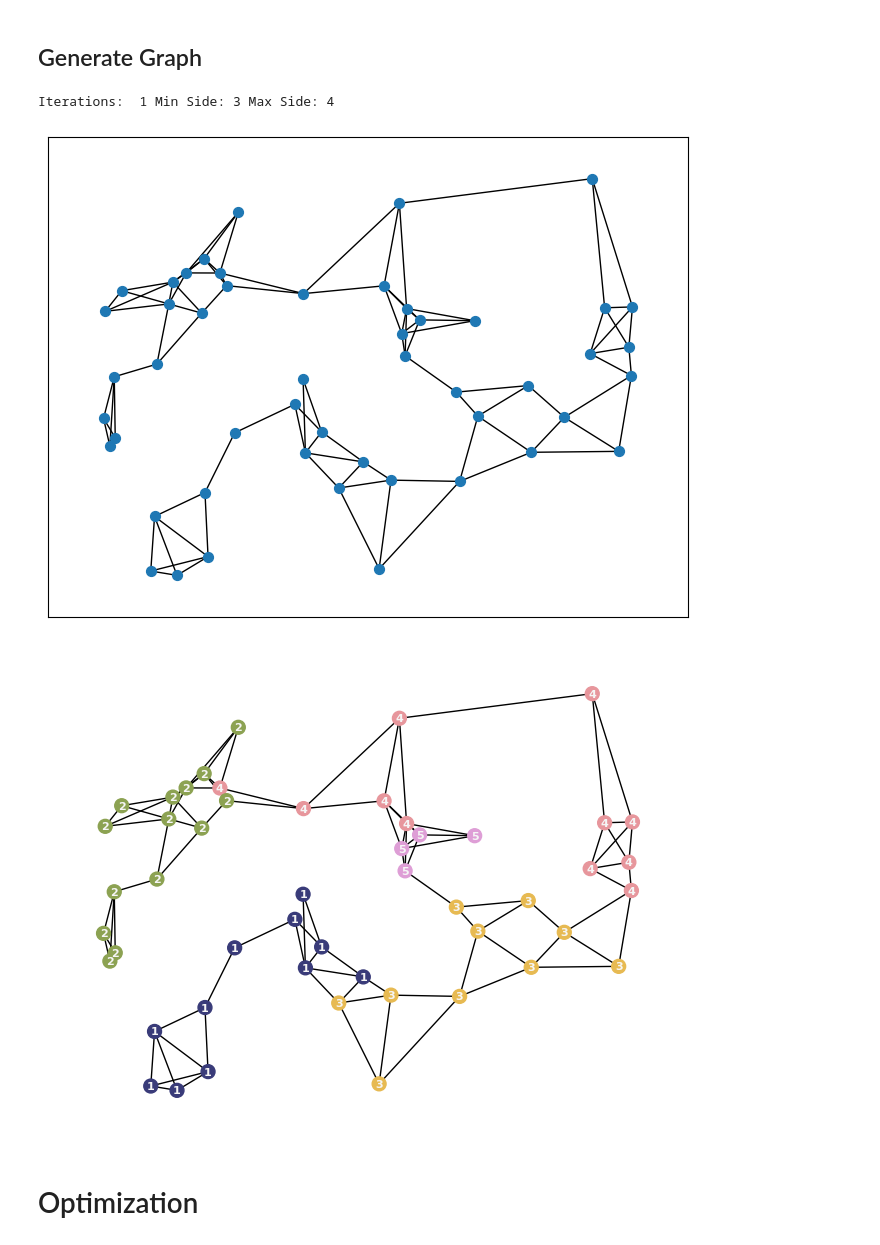
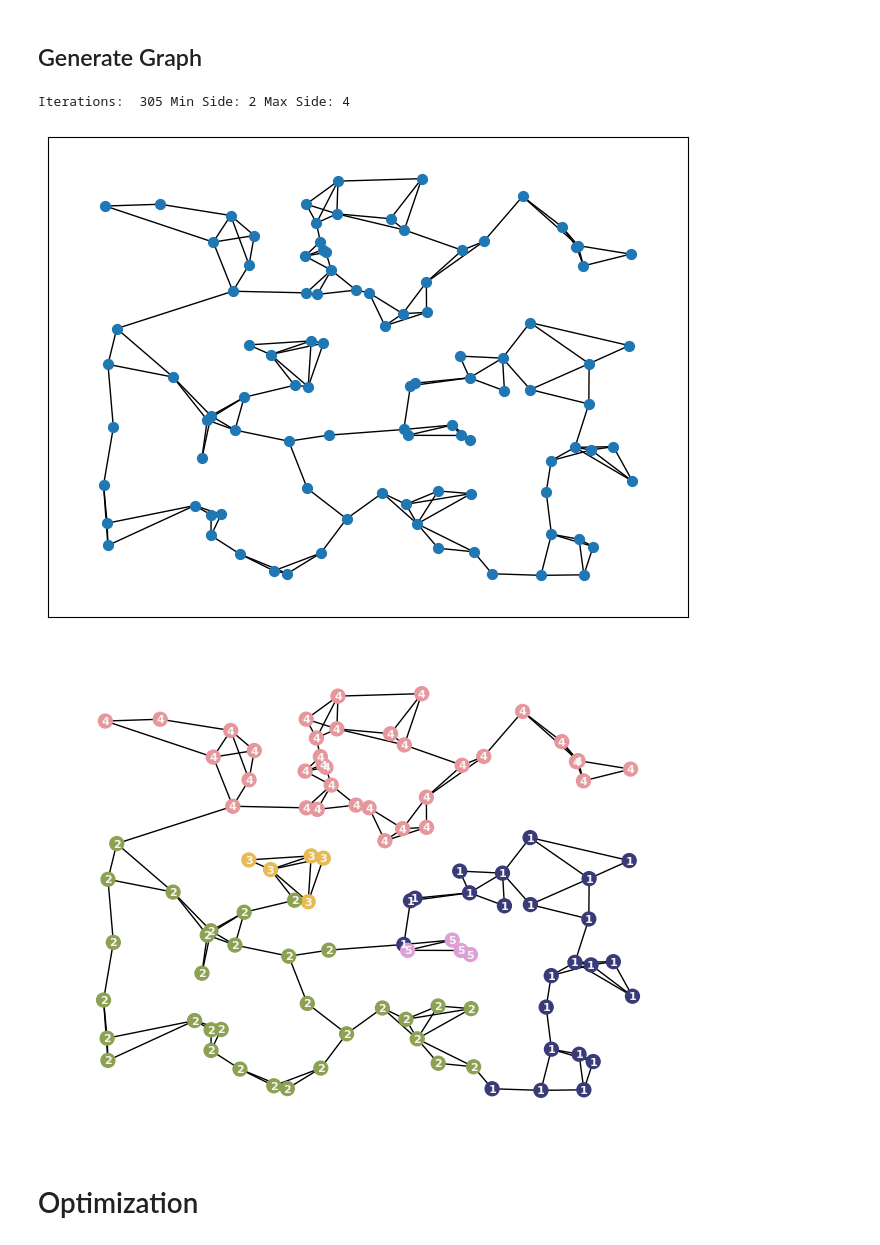
Before and after one commit to FelixFern/Graph-Partitioning-Optimization, a Jupyter notebook: Graph Partitioning.ipynb, the cells around one changed output. Saved outputs shown, nothing was run; the diff lists cells and outputs as text; code cells hidden in the pictures.

Commit message:
fix: fixed graph partitioning algorithm

```diff
--- a/Graph Partitioning.ipynb
+++ b/Graph Partitioning.ipynb
@@ -120,21 +150,21 @@ def generate_rand_points(graph, n, interval):
 # %%
 n_points = 100
 n_partition = 5
-interval = [-10, 10]
+interval = [-30, 30]
 
 graph = generate_rand_points(Graph(), n_points, interval)
 points_x, points_y = graph.get_points_coords()
 # %%
-weight = graph.calculate_weight(3, 4)
-pos = {i: (graph.get_points()[i].get("x"),  graph.get_points()[i].get("y")) for i in graph.get_points()}
+weight = graph.calculate_weight(1, 2)
+pos = {i: (graph.get_points()[i].get("x"), graph.get_points()[i].get("y")) for i in graph.get_points()}
 
 G = nx.Graph(np.array(weight))
 nx.draw(G, node_size=50, pos=pos)
 plt.axis("on")
 plt.show()
 # %% [output]
-Iterations:  1 Min Side: 3 Max Side: 4
+Iterations:  305 Min Side: 2 Max Side: 4
-[figure, old version]
+[figure, new version]
 # %%
 def random_connected_partitions(graph, adjacency_matrix, num_partitions):
     G = nx.Graph(np.array(adjacency_matrix))
@@ -154,7 +184,7 @@ def random_connected_partitions(graph, adjacency_matrix, num_partitions):
 
     nodes = list(G.nodes())
 
-    partition_size = len(nodes) // num_partitions
+    partition_size = len(nodes) // num_partitions // 2
     partitions = []
     current_degree = 1
 
@@ -180,20 +210,25 @@ def random_connected_partitions(graph, adjacency_matrix, num_partitions):
 
         G.remove_nodes_from(partition)
         partitions.append(partition)
-        # print(f"Iteration {i} done")
 
-    for i in G.nodes():
-        index, min_partitions = -1, -1
-        for j, val in enumerate([n for n in G_full.neighbors(i)]):
-            for k, val_p in enumerate(partitions):
-                if(val in val_p and min_partitions == -1):
-                    index = k
-                    min_partition = len(val_p)
-                elif(val in val_p and len(val_p) < min_partition):
-                    index = k
-                    min_partition = len(val_p)
-
-        partitions[index].append(i)
+    while (G.size() > 0):
+        for i in G.nodes():
+            index, min_partition = -1, -1
+            updated_node = []
+            for j, val in enumerate([n for n in G_full.neighbors(i)]):
+                for k, val_p in enumerate(partitions):
+                    if(val in val_p and min_partition == -1):
+                        index = k
+                        min_partition = len(val_p)
+                    elif(val in val_p and len(val_p) < min_partition):
+                        index = k
+                        min_partition = len(val_p)
+            if(min_partition == -1):
+                pass
+            else:
+                updated_node.append(i)
+                partitions[index].append(i)
+        G.remove_nodes_from(updated_node)
 
     partition_vector = np.zeros(len(nodes), dtype=int)
     for i, partition in enumerate(partitions):
@@ -206,16 +241,16 @@ def random_connected_partitions(graph, adjacency_matrix, num_partitions):
 # %%
 partition_result = random_connected_partitions(graph, weight, n_partition)
 
 node_colors = [partition_result[node] for node in G.nodes()]
-labels = {node: f'{partition_result[node]}' for node in G.nodes()}
+labels = {node: f'{int(partition_result[node])}' for node in G.nodes()}
 label_pos = {k: (v[0], v[1]) for k, v in pos.items()}  # Adjust the y-position
 
 nx.draw(G, pos, node_size=100, node_color=node_colors, cmap=plt.cm.tab20b)
 nx.draw_networkx_labels(G, pos=label_pos, labels=labels, font_size=8, font_color='whitesmoke', font_weight='800')
 
 plt.show()
 # %% [output]
-[figure, old version]
+[figure, new version]
 # %% [markdown]
 # Optimization
 # %% [markdown]
```
Also changed, not shown: parts of 4 cells of this notebook.
